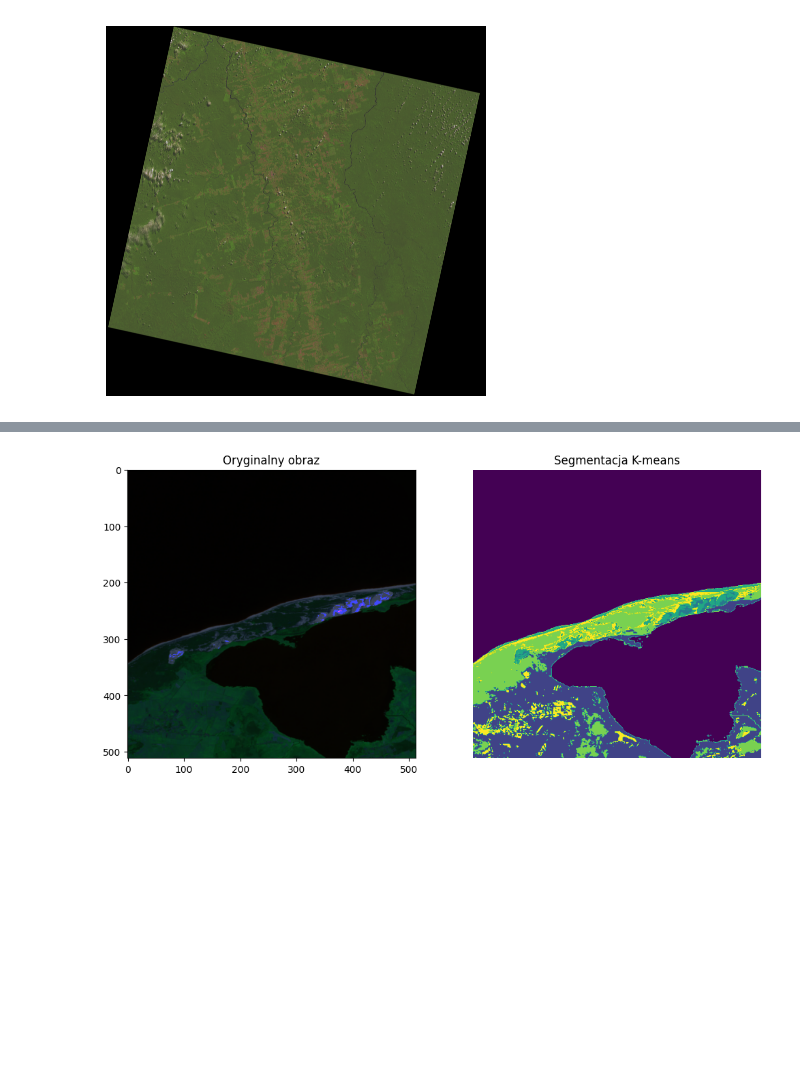
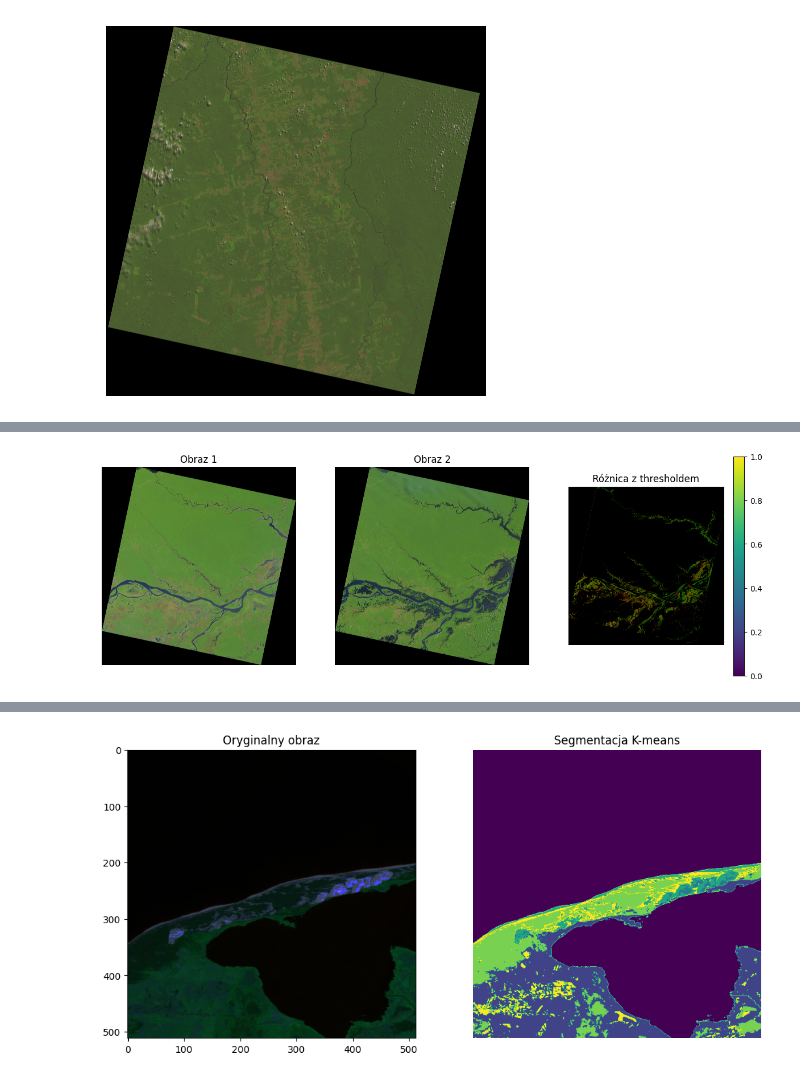
Before and after one commit to Morpheus1024/Detekcja-zmian-uzytkowania-ziemi, a Jupyter notebook: brudnopis2.ipynb, the cells around one changed output, grey strips where cells are left out. Drawn from its saved outputs; the diff is of its cells as text; code cells hidden in the pictures; blank space fills up the shorter version.

Commit message:
odejmowanie obrazow

```diff
--- a/brudnopis2.ipynb
+++ b/brudnopis2.ipynb
@@ -137,0 +138,89 @@ plt.show()
+# %%
+from PIL import Image
+import numpy as np
+import matplotlib.pyplot as plt
+
+# Funkcja do klasyfikacji kolorów
+def classify_color(color):
+    # Definiowanie kolorów (woda, lasy, miasta)
+    water_color = np.array([0, 0, 255])
+    forest_color = np.array([0, 255, 0])
+    city_color = np.array([128, 128, 128])
+
+    # Obliczanie odległości euklidesowych
+    dist_water = np.linalg.norm(color - water_color)
+    dist_forest = np.linalg.norm(color - forest_color)
+    dist_city = np.linalg.norm(color - city_color)
+
+    # Klasyfikacja na podstawie najmniejszej odległości
+    if dist_water < dist_forest and dist_water < dist_city:
+        return 'woda'
+    elif dist_forest < dist_water and dist_forest < dist_city:
+        return 'las'
+    else:
+        return 'miasto'
+
+# Wczytaj obrazy
+image1 = Image.open('LC08_L1TP_230062_20231028_20231101_02_T1.jpg')
+image2 = Image.open('LC08_L1TP_230062_20190830_20200826_02_T1.jpg')
+
+# Konwertuj obrazy na tablice NumPy
+image1_np = np.array(image1)
+image2_np = np.array(image2)
+
+# Znajdź minimalne wymiary wspólne dla obu obrazów
+min_height = min(image1_np.shape[0], image2_np.shape[0])
+min_width = min(image1_np.shape[1], image2_np.shape[1])
+
+# Przytnij obrazy do minimalnych wymiarów
+image1_np = image1_np[:min_height, :min_width]
+image2_np = image2_np[:min_height, :min_width]
+
+# Oblicz różnicę
+difference = np.abs(image1_np.astype(int) - image2_np.astype(int))
+
+# Normalizuj różnicę dla wyświetlenia
+difference_normalized = (difference - difference.min()) / (difference.max() - difference.min())
+
+# Zastosuj threshold
+threshold = 0.25
+difference_thresholded = np.where(difference_normalized > threshold, difference_normalized, 0)
+
+# Wyświetl obrazy obok siebie
+fig, axs = plt.subplots(1, 3, figsize=(15, 5))
+
+# Wyświetl pierwszy obraz
+axs[0].imshow(image1)
+axs[0].set_title('Obraz 1')
+axs[0].axis('off')
+
+# Wyświetl drugi obraz
+axs[1].imshow(image2)
+axs[1].set_title('Obraz 2')
+axs[1].axis('off')
+
+# Wyświetl różnicę z thresholdem
+cax = axs[2].imshow(difference_thresholded)
+axs[2].set_title('Różnica z thresholdem')
+axs[2].axis('off')
+
+# Dodaj colorbar do ostatniego obrazu
+fig.colorbar(cax, ax=axs[2], orientation='vertical')
+
+# Pokaż obrazy
+plt.show()
+
+# Klasyfikuj zmiany
+classified_changes = np.full((min_height, min_width), '', dtype=object)
+
+for i in range(min_height):
+    for j in range(min_width):
+        if difference_thresholded[i, j].any():
+            classified_changes[i, j] = classify_color(image1_np[i, j])
+
+# Wyświetl klasyfikację zmian
+unique, counts = np.unique(classified_changes[classified_changes != ''], return_counts=True)
+classification_results = dict(zip(unique, counts))
+print("Klasyfikacja zmian:", classification_results)
+# %% [output]
+[figure, added]
```
Also changed, not shown: parts of 3 cells of this notebook, 2 other files.
